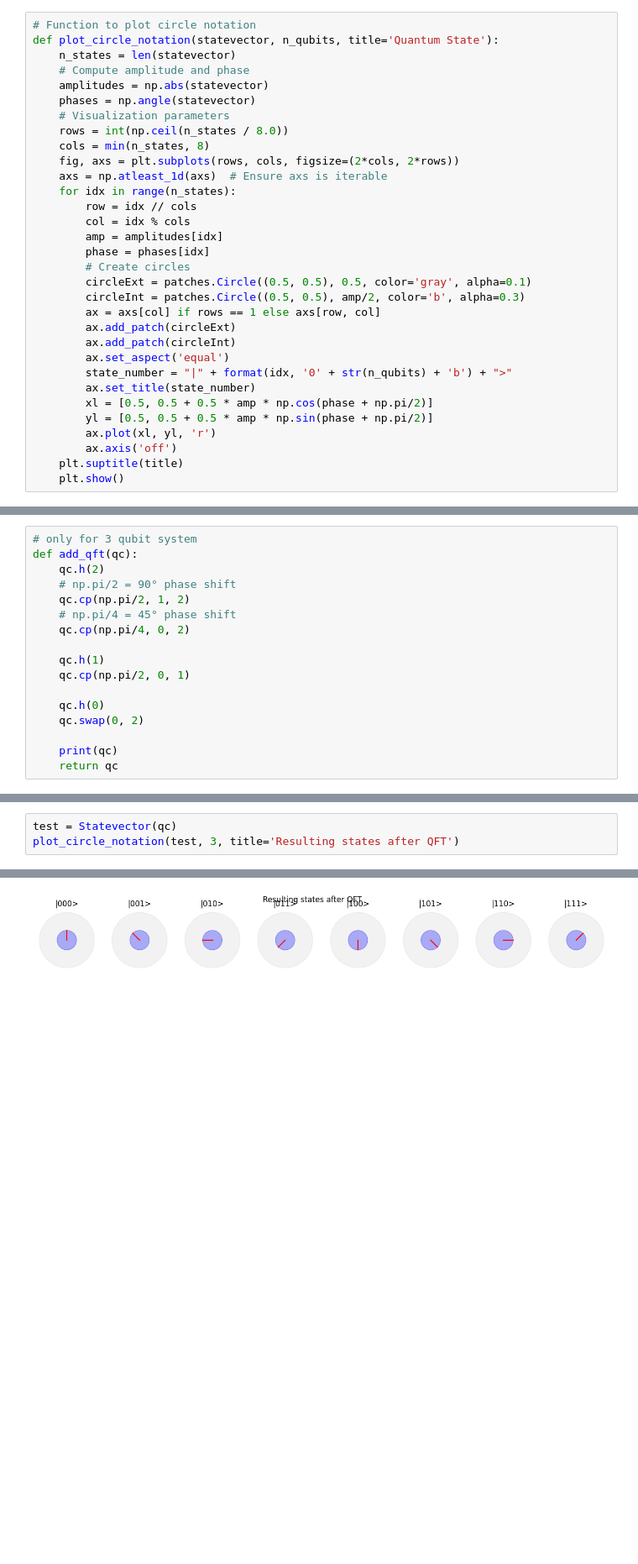
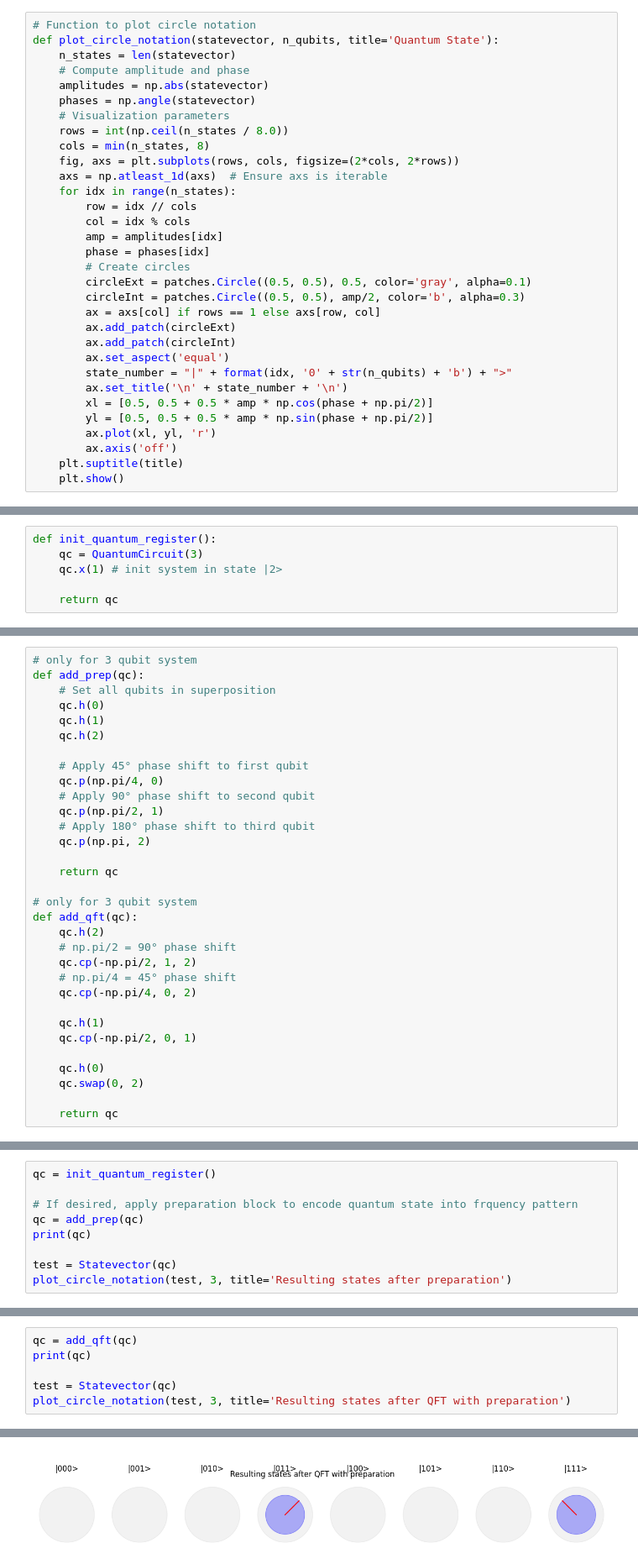
Before and after one commit to ge96lip/Quantum-Computing, a Jupyter notebook: QC_Assignment_3.ipynb, the cells around one changed output, grey strips where cells are left out. Shown at 84% size. Drawn from its saved outputs; the diff is of its cells as text; blank space fills up the shorter version.

```diff
--- a/QC_Assignment_3.ipynb
+++ b/QC_Assignment_3.ipynb
@@ -71,7 +71,7 @@ def plot_circle_notation(statevector, n_qubits, title='Quantum State'):
         ax.add_patch(circleInt)
         ax.set_aspect('equal')
         state_number = "|" + format(idx, '0' + str(n_qubits) + 'b') + ">"
-        ax.set_title(state_number)
+        ax.set_title('\n' + state_number + '\n')
         xl = [0.5, 0.5 + 0.5 * amp * np.cos(phase + np.pi/2)]
         yl = [0.5, 0.5 + 0.5 * amp * np.sin(phase + np.pi/2)]
         ax.plot(xl, yl, 'r')
@@ -187 +191,7 @@ QFT is built by putting last qubit (3rd) in superposition using hadamard gate. T
+# %%
+def init_quantum_register():
+    qc = QuantumCircuit(3)
+    qc.x(1) # init system in state |2>
+
+    return qc
 # %%
@@ -198,17 +204,32 @@ qc = init_quantum_register()
 # %%
+# only for 3 qubit system
+def add_prep(qc):
+    # Set all qubits in superposition
+    qc.h(0)
+    qc.h(1)
+    qc.h(2)
+
+    # Apply 45° phase shift to first qubit
+    qc.p(np.pi/4, 0)
+    # Apply 90° phase shift to second qubit
+    qc.p(np.pi/2, 1)
+    # Apply 180° phase shift to third qubit
+    qc.p(np.pi, 2)
+
+    return qc
+
 # only for 3 qubit system
 def add_qft(qc):
     qc.h(2)
     # np.pi/2 = 90° phase shift
-    qc.cp(np.pi/2, 1, 2)
+    qc.cp(-np.pi/2, 1, 2)
     # np.pi/4 = 45° phase shift
-    qc.cp(np.pi/4, 0, 2)
+    qc.cp(-np.pi/4, 0, 2)
 
     qc.h(1)
-    qc.cp(np.pi/2, 0, 1)
+    qc.cp(-np.pi/2, 0, 1)
 
     qc.h(0)
     qc.swap(0, 2)
 
-    print(qc)
     return qc
@@ -224,0 +236,9 @@ q_2: ┤ H ├─■────────■───────────
+# %%
+qc = init_quantum_register()
+
+# If desired, apply preparation block to encode quantum state into frquency pattern
+qc = add_prep(qc)
+print(qc)
+
+test = Statevector(qc)
+plot_circle_notation(test, 3, title='Resulting states after preparation')
@@ -225,4 +254,7 @@ q_2: ┤ H ├─■────────■───────────
 # %%
+qc = add_qft(qc)
+print(qc)
+
 test = Statevector(qc)
-plot_circle_notation(test, 3, title='Resulting states after QFT')
+plot_circle_notation(test, 3, title='Resulting states after QFT with preparation')
 # %% [output]
@@ -229 +268 @@ plot_circle_notation(test, 3, title='Resulting states after QFT')
-[figure, old version]
+[figure, new version]
```
Also changed, not shown: parts of 9 cells of this notebook.
